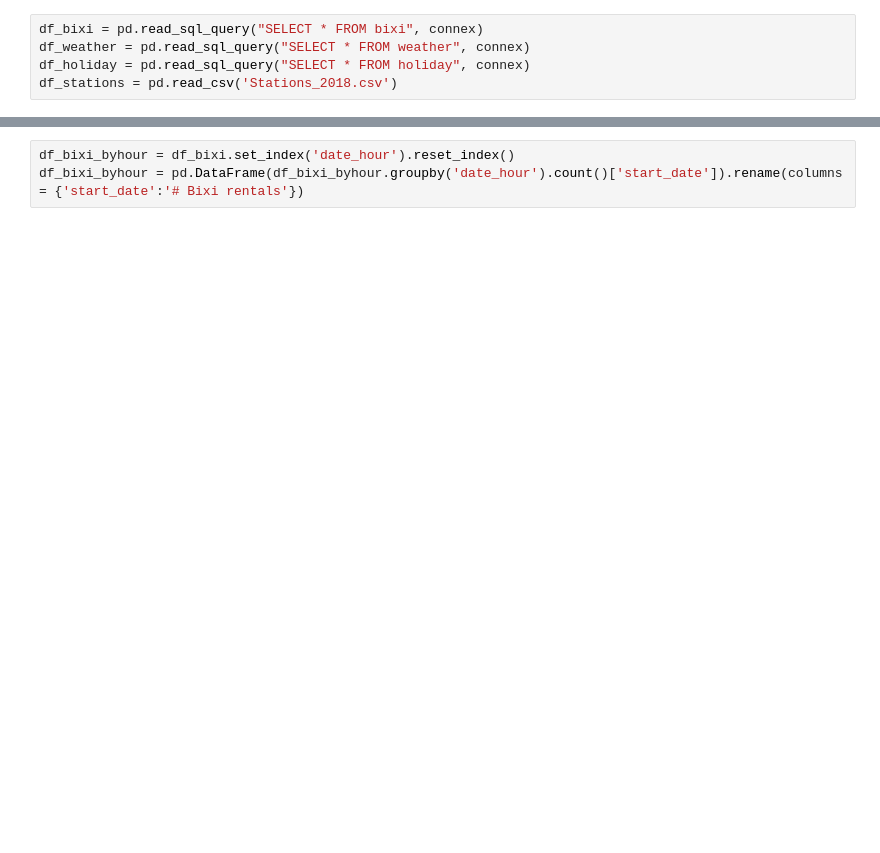
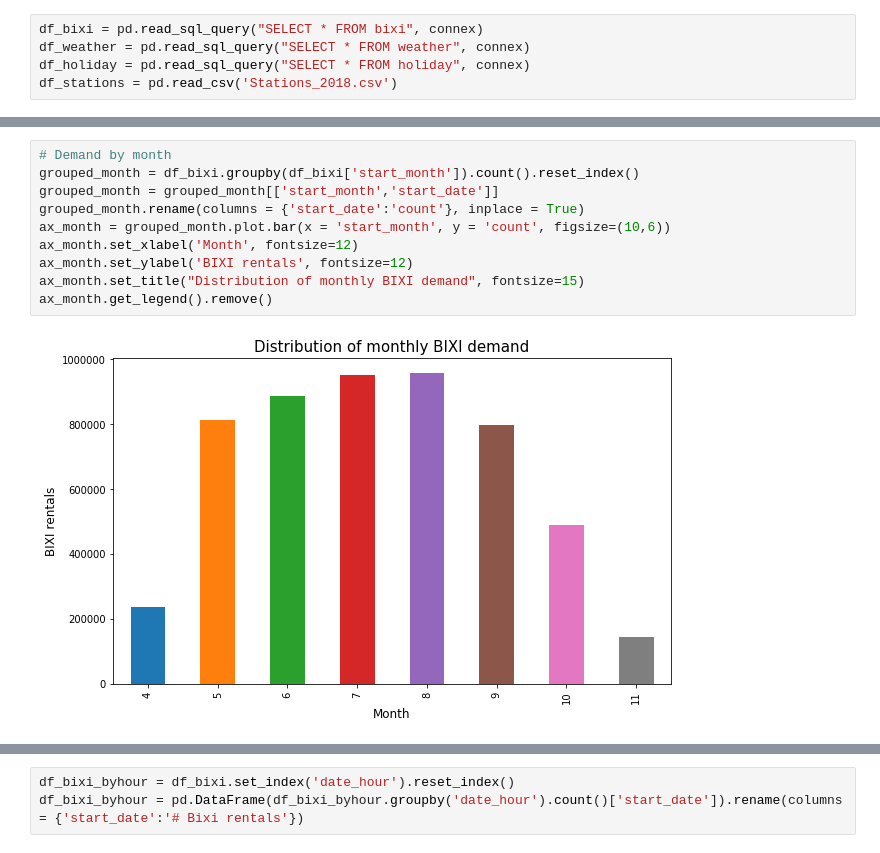
Before and after one commit to Rimab55/Forecasting_Bixi_Bikeshare_rentals, a Jupyter notebook: EDA_bixi.ipynb, the cells around one changed output, grey strips where cells are left out. Saved outputs shown, nothing was run; the diff lists cells and outputs as text; blank space fills up the shorter version.

```diff
--- a/EDA_bixi.ipynb
+++ b/EDA_bixi.ipynb
@@ -25,0 +159,12 @@ df_stations.plot(x = 'latitude', y = 'longitude', kind = 'scatter', title = '')
+# %%
+# Demand by month
+grouped_month = df_bixi.groupby(df_bixi['start_month']).count().reset_index()
+grouped_month = grouped_month[['start_month','start_date']]
+grouped_month.rename(columns = {'start_date':'count'}, inplace = True)
+ax_month = grouped_month.plot.bar(x = 'start_month', y = 'count', figsize=(10,6))
+ax_month.set_xlabel('Month', fontsize=12)
+ax_month.set_ylabel('BIXI rentals', fontsize=12)
+ax_month.set_title("Distribution of monthly BIXI demand", fontsize=15)
+ax_month.get_legend().remove()
+# %% [output]
+[figure, added]
```
Also changed, not shown: parts of 28 cells of this notebook.
